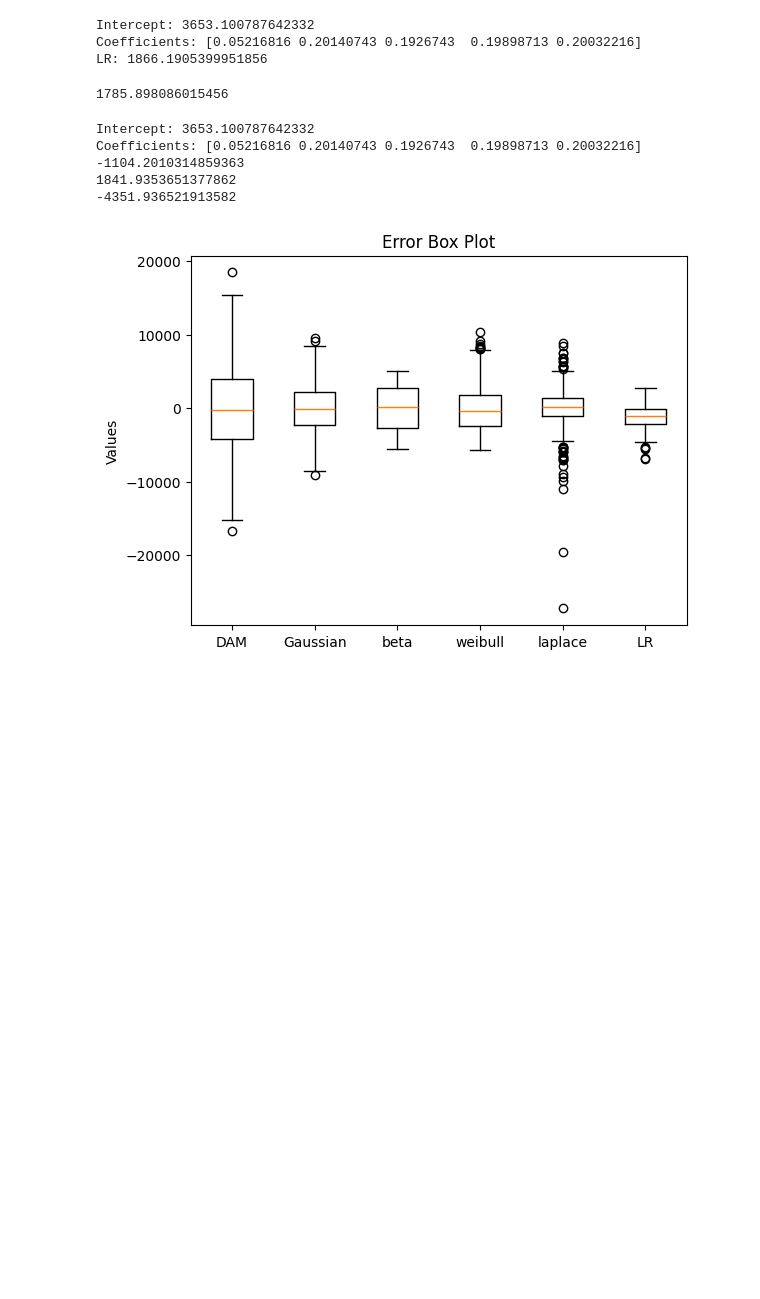
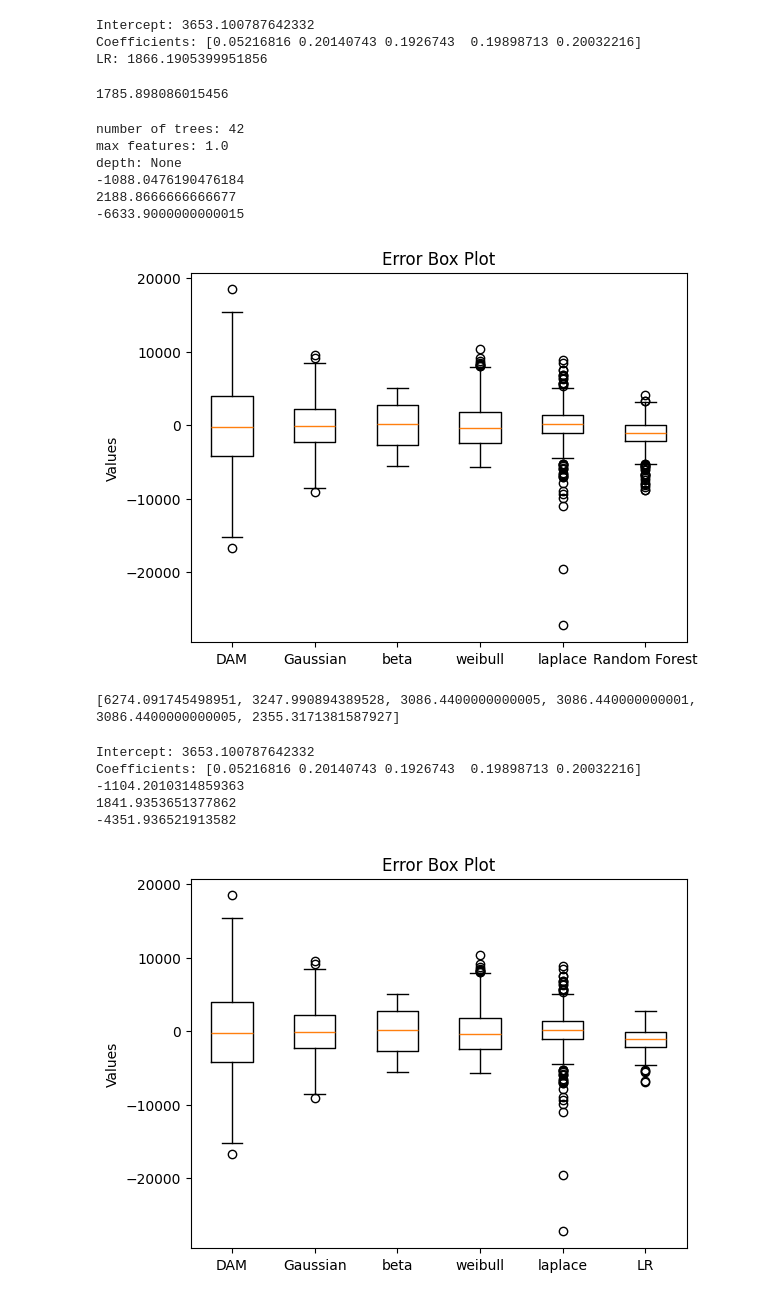
Before and after one commit to janghl/Siemens-Privacy-in-Reinforcement-Learning, a Jupyter notebook: demand.ipynb, the cells around one changed output. Cells and saved outputs as stored; diff of their text form; code cells hidden in the pictures; blank space fills up the shorter version.

```diff
--- a/demand.ipynb
+++ b/demand.ipynb
@@ -614,6 +614,46 @@ rmse_equal = np.sqrt(np.mean((np.average(X_val, axis=1)-Y_val)**2))
 print(rmse_equal)
 # %% [output]
 1785.898086015456
+# %%
+rmse_forest, Y_pred_forest = Forest(X_train, Y_train, X_test, Y_test, 42)
+Error = Y_pred_forest - Y_test
+
+# median, 97.5 percentile, 2.5 percentile
+median = np.median(Error)
+percentile_975 = np.percentile(Error, 97.5)
+percentile_25 = np.percentile(Error, 2.5)
+print(median)
+print(percentile_975)
+print(percentile_25)
+
+# error box plot Error, F1,.. F5, ensemble
+data = np.concatenate([X_test-Y_test[:,np.newaxis], Error.reshape((Error.shape[0],1))], axis=1)
+fig, ax = plt.subplots()
+ax.boxplot(data)
+ax.set_xticklabels(['DAM', 'Gaussian', 'beta', 'weibull', 'laplace', 'Random Forest'])
+ax.set_ylabel('Values')
+ax.set_title('Error Box Plot')
+plt.show()
+
+
+error = [
+  np.sqrt(np.mean((X_test[:,0]-Y_test)**2)),\
+  np.sqrt(np.mean((X_test[:,1]-Y_test)**2)),\
+  np.sqrt(np.mean((X_test[:,2]-Y_test)**2)),\
+  np.sqrt(np.mean((X_test[:,3]-Y_test)**2)),\
+  np.sqrt(np.mean((X_test[:,4]-Y_test)**2)),\
+  np.sqrt(np.mean((Error)**2))
+  ]
+print(error)
+# %% [output]
+number of trees: 42
+max features: 1.0
+depth: None
+-1088.0476190476184
+2188.8666666666677
+-6633.9000000000015
+[figure, added]
+[6274.091745498951, 3247.990894389528, 3086.4400000000005, 3086.440000000001, 3086.4400000000005, 2355.3171381587927]
 # %%
 regression = LinearRegression()
 regression.fit(X_train, Y_train)
```
Also changed, not shown: parts of 2 cells of this notebook, 1 other file.
